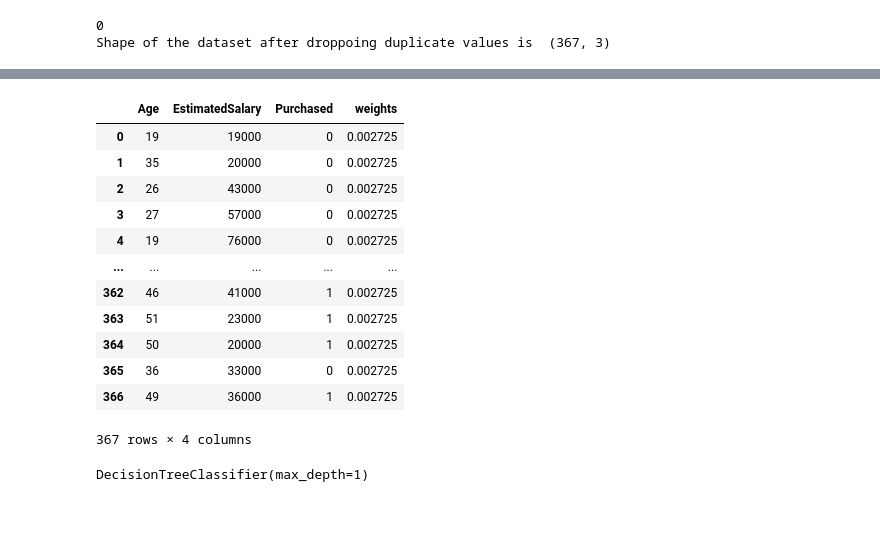
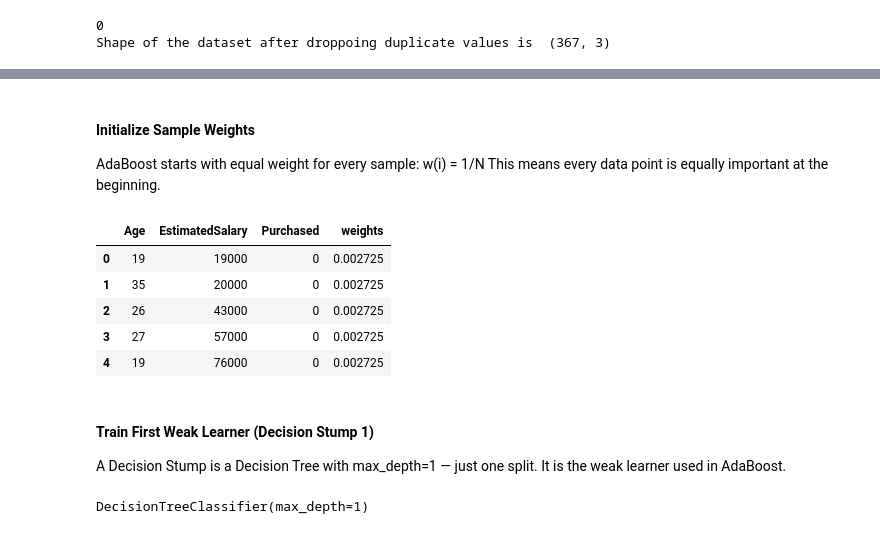
Before and after one commit to mdtahmedulhassan/AdaBoost-From-Scratch-On-Social-Network-Ads-Dataset, a Jupyter notebook: Adaboost_From_Sratch.ipynb, the cells around one changed output, grey strips where cells are left out. Drawn from its saved outputs; the diff is of its cells as text; code cells hidden in the pictures.

```diff
--- a/Adaboost_From_Sratch.ipynb
+++ b/Adaboost_From_Sratch.ipynb
@@ -60,21 +70,21 @@ plt.show()
+# %% [markdown]
+#### Initialize Sample Weights
+AdaBoost starts with equal weight for every sample: w(i) = 1/N
+This means every data point is equally important at the beginning.
 # %%
 df1['weights']=1/df1.shape[0]
+df1.head()
+# %% [output]
+|  | Age | EstimatedSalary | Purchased | weights |
+| 0 | 19 | 19000 | 0 | 0.002725 |
+| 1 | 35 | 20000 | 0 | 0.002725 |
+| 2 | 26 | 43000 | 0 | 0.002725 |
+| 3 | 27 | 57000 | 0 | 0.002725 |
+| 4 | 19 | 76000 | 0 | 0.002725 |
-# %%
-df1
-# %% [output]
-|  | Age | EstimatedSalary | Purchased | weights |
-| 0 | 19 | 19000 | 0 | 0.002725 |
-| 1 | 35 | 20000 | 0 | 0.002725 |
-| 2 | 26 | 43000 | 0 | 0.002725 |
-| 3 | 27 | 57000 | 0 | 0.002725 |
-| 4 | 19 | 76000 | 0 | 0.002725 |
-| ... | ... | ... | ... | ... |
-| 362 | 46 | 41000 | 1 | 0.002725 |
-| 363 | 51 | 23000 | 1 | 0.002725 |
-| 364 | 50 | 20000 | 1 | 0.002725 |
-| 365 | 36 | 33000 | 0 | 0.002725 |
-| 366 | 49 | 36000 | 1 | 0.002725 |
-367 rows × 4 columns
+# %% [markdown]
+#### Train First Weak Learner (Decision Stump 1)
+A Decision Stump is a Decision Tree with max_depth=1 — just one split.
+It is the weak learner used in AdaBoost.
 # %%
 dt1 = DecisionTreeClassifier(max_depth=1)
 # %%
```
Also changed, not shown: parts of 42 cells of this notebook, 1 other file.
